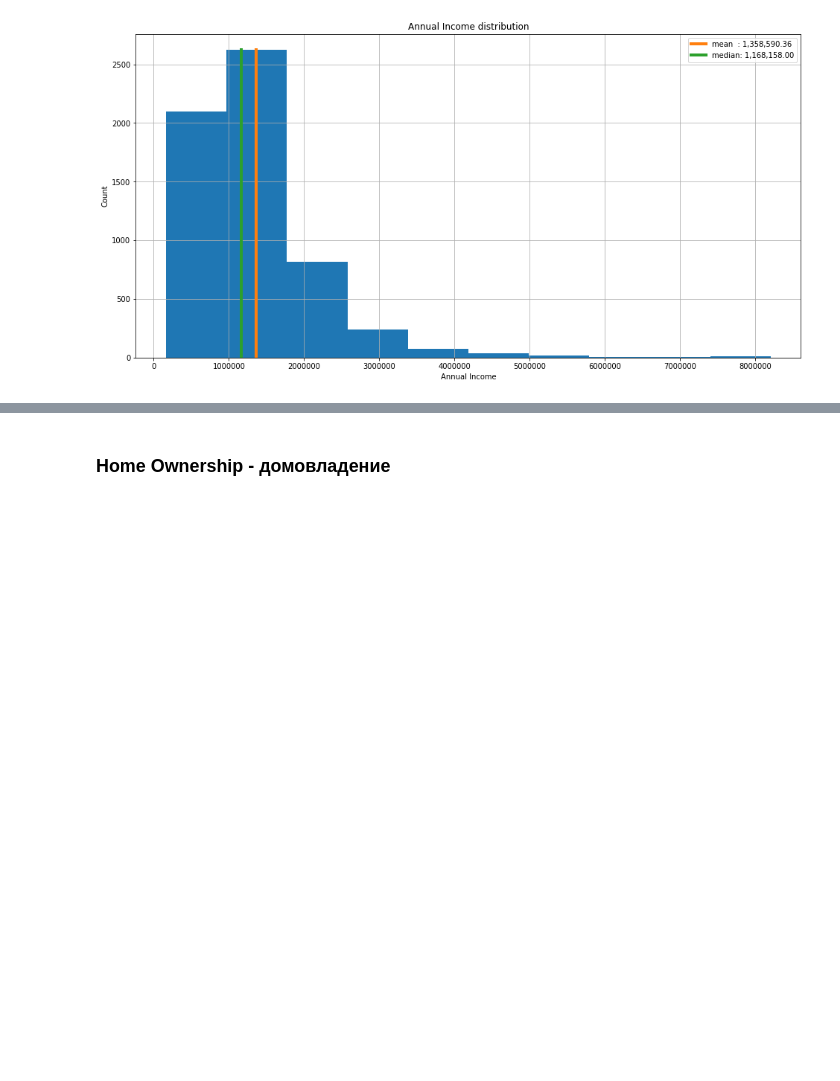
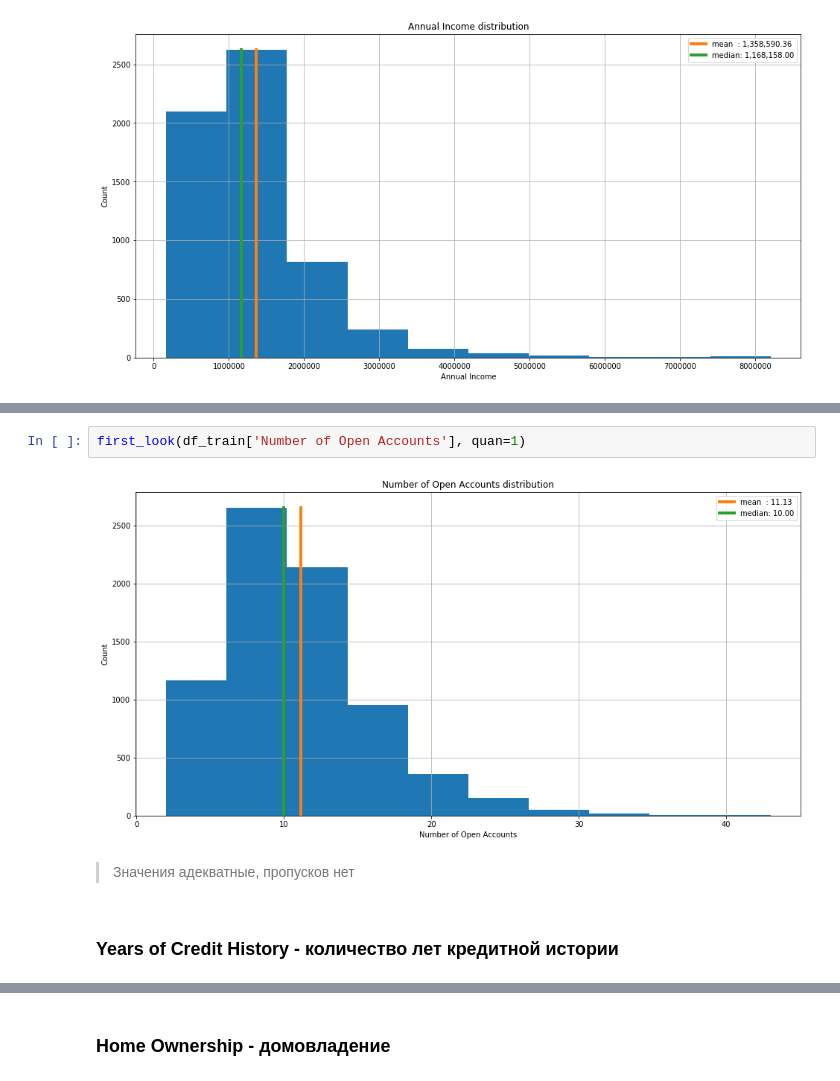
Before and after one commit to alex-chin/GB_LIBS_DS2, a Jupyter notebook: course_project/finBUM.ipynb, the cells around one changed output, grey strips where cells are left out. Saved outputs shown, nothing was run; the diff lists cells and outputs as text; blank space fills up the shorter version.

```diff
--- a/course_project/finBUM.ipynb
+++ b/course_project/finBUM.ipynb
@@ -258,0 +328,8 @@ first_look(df_train['Annual Income'])
+# %%
+first_look(df_train['Number of Open Accounts'], quan=1)
+# %% [output]
+[figure, added]
+# %% [markdown]
+>Значения адекватные, пропусков нет
+# %% [markdown]
+### Years of Credit History - количество лет кредитной истории
```
Also changed, not shown: parts of 44 cells of this notebook.
